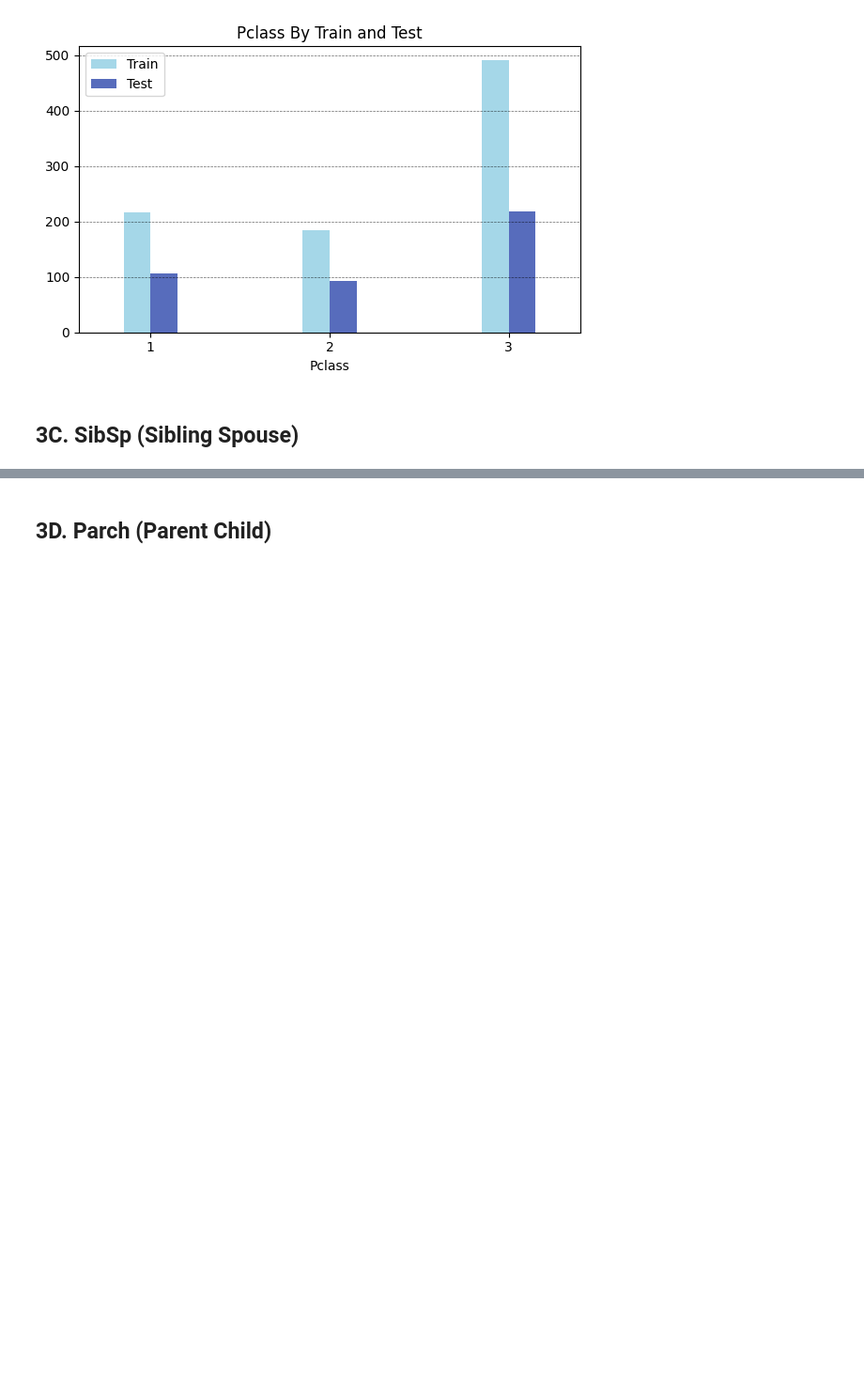
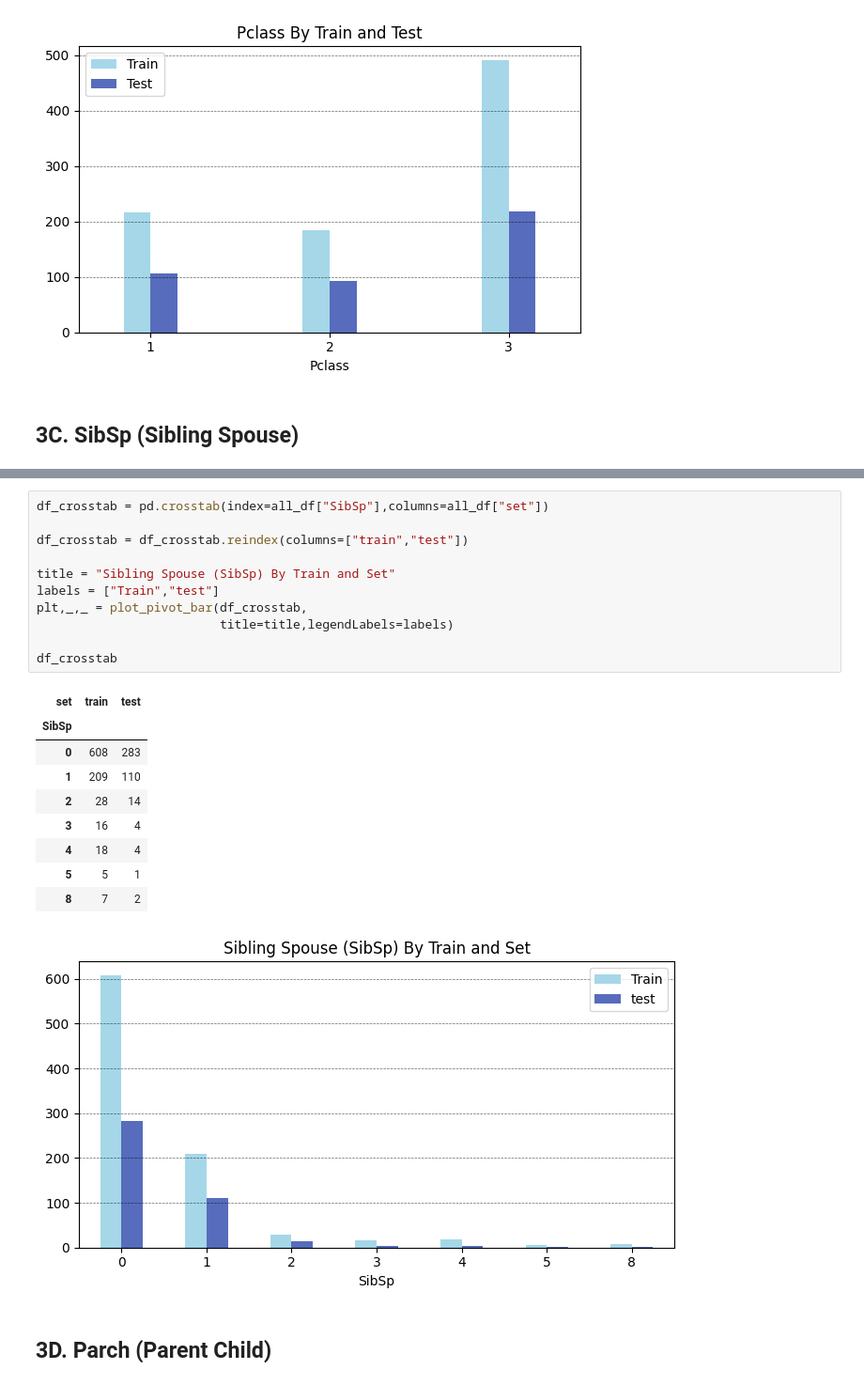
Before and after one commit to powernusa/titanic-eda, a Jupyter notebook: titanic_eda.ipynb, the cells around one changed output, grey strips where cells are left out. Shown at 94% size. Saved outputs shown, nothing was run; the diff lists cells and outputs as text; blank space fills up the shorter version.

Commit message:
refactor: 3C. SibSp using crosstab

```diff
--- a/titanic_eda.ipynb
+++ b/titanic_eda.ipynb
@@ -181,3 +136,25 @@ plt.show()
+# %%
+df_crosstab = pd.crosstab(index=all_df["SibSp"],columns=all_df["set"])
+
+df_crosstab = df_crosstab.reindex(columns=["train","test"])
+
+title = "Sibling Spouse (SibSp) By Train and Set"
+labels = ["Train","test"]
+plt,_,_ = plot_pivot_bar(df_crosstab,
+                         title=title,legendLabels=labels)
+
+df_crosstab
+# %% [output]
+| set | train | test |
+| SibSp |  |  |
+| 0 | 608 | 283 |
+| 1 | 209 | 110 |
+| 2 | 28 | 14 |
+| 3 | 16 | 4 |
+| 4 | 18 | 4 |
+| 5 | 5 | 1 |
+| 8 | 7 | 2 |
+[figure, added]
 # %% [markdown]
 ## 3D. Parch (Parent Child)
 # %%
```
Also changed, not shown: parts of 2 cells of this notebook.
